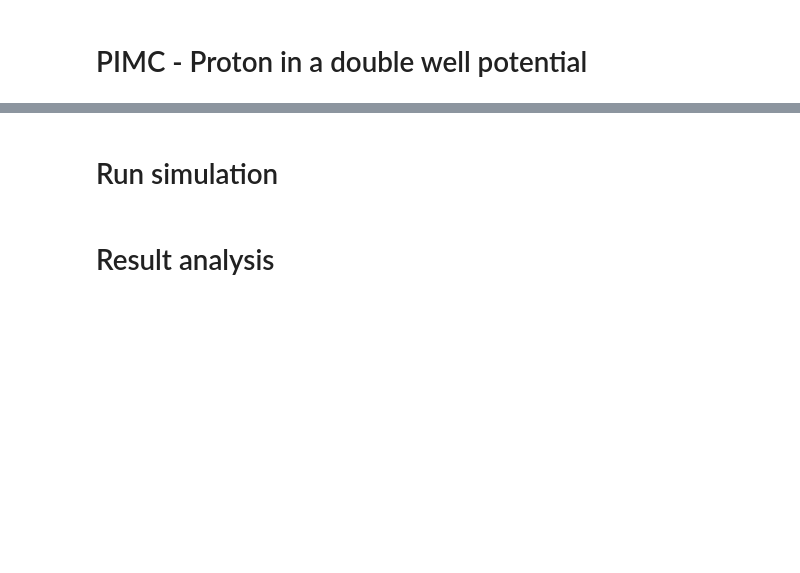
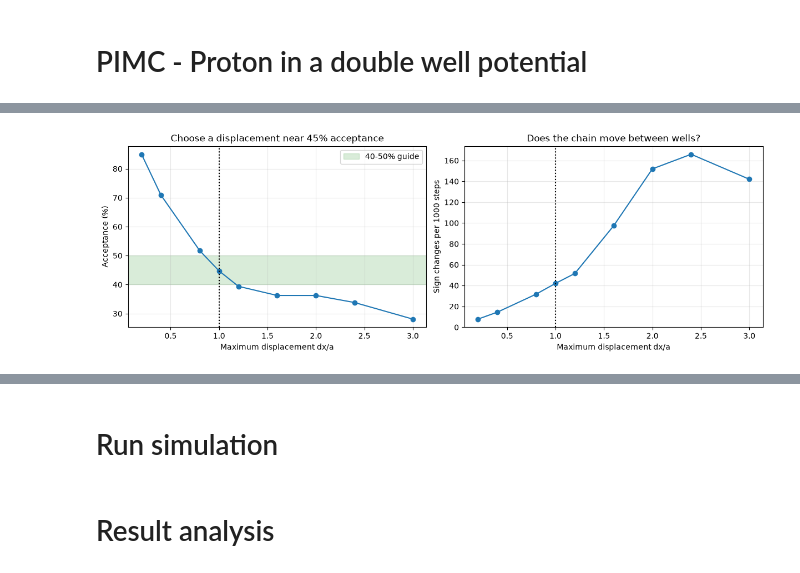
Before and after one commit to jJulZzZ/MSN---Projet-8, a Jupyter notebook: simu.ipynb, the cells around one changed output, grey strips where cells are left out. Drawn from its saved outputs; the diff is of its cells as text; code cells hidden in the pictures; blank space fills up the shorter version.

```diff
--- a/simu.ipynb
+++ b/simu.ipynb
@@ -164,0 +187,100 @@ def run_simulation(N_sweep: int = 1000, P: int = 50, C: float = 0.3, a_corr: flo
+# %%
+# Question 3: a practical choice of dx and N for P = 1
+# Run the cell defining run_simulation first. Adjust these settings if needed.
+import matplotlib.pyplot as plt
+
+dx_over_a = np.array([0.2, 0.4, 0.8, 1.0, 1.2, 1.6, 2.0, 2.4, 3.0])
+N_pilot = 20_000
+N_max = 100_000
+burn_in = 5_000
+seeds = [10, 20, 30]
+
+# 1. Compare displacement sizes. For P=1, dx/a = 0.4*sqrt(50)*a_corr.
+acceptance = []
+crossings = []
+for ratio in dx_over_a:
+    np.random.seed(123)
+    _, accepted, x, _, p, *_ = run_simulation(
+        N_pilot, P=1, C=0.3, a_corr=ratio / (0.4 * np.sqrt(50))
+    )
+    x = x[burn_in:] / p.a
+    acceptance.append(np.mean(accepted[burn_in:]))
+    # A rough mixing check: sign changes can include quick recrossings.
+    crossings.append(1000 * np.mean(np.sign(x[1:]) != np.sign(x[:-1])))
+
+acceptance = np.array(acceptance)
+best = np.argmin(np.abs(acceptance - 0.45))
+chosen_dx = dx_over_a[best]
+chosen_corr = chosen_dx / (0.4 * np.sqrt(50))
+
+fig, axes = plt.subplots(1, 2, figsize=(12, 4), constrained_layout=True)
+axes[0].plot(dx_over_a, 100 * acceptance, 'o-')
+axes[0].axhspan(40, 50, alpha=0.15, color='green', label='40-50% guide')
+axes[0].set(xlabel='Maximum displacement dx/a', ylabel='Acceptance (%)',
+            title='Choose a displacement near 45% acceptance')
+axes[0].legend()
+axes[1].plot(dx_over_a, crossings, 'o-')
+axes[1].set(xlabel='Maximum displacement dx/a', ylabel='Sign changes per 1000 steps',
+            title='Does the chain move between wells?')
+for ax in axes:
+    ax.axvline(chosen_dx, color='black', ls=':', label='Chosen dx')
+    ax.grid(alpha=0.3)
+plt.show()
+print(f'Practical starting choice: dx = {chosen_dx:.2f} a '
+      f'(a_corr = {chosen_corr:.3f}, acceptance = {100 * acceptance[best]:.1f}%).')
+
+# 2. Keep dx fixed and check convergence with three independent random seeds.
+# Exact classical reference at P=1: density proportional to exp(-V / kT).
+y_grid = np.linspace(-2.5, 2.5, 2001)
+potential = (y_grid**2 - 1)**2
+density = np.exp(-potential / 0.4)
+density /= np.trapezoid(density, y_grid)
+V_reference = np.trapezoid(potential * density, y_grid)
+
+fig, axes = plt.subplots(2, 2, figsize=(13, 8), constrained_layout=True)
+for seed in seeds:
+    np.random.seed(seed)
+    _, _, x, energy, p, *_ = run_simulation(N_max, P=1, C=0.3, a_corr=chosen_corr)
+    x_prod = x[burn_in:] / p.a
+    V_prod = energy[burn_in:] / p.V0
+    count = np.arange(1, len(x_prod) + 1)
+    # Plot prefixes of one long run, rather than restarting for every N.
+    indices = np.unique(np.geomspace(100, len(count), 150).astype(int)) - 1
+    steps = burn_in + count[indices]
+    axes[0, 0].plot(steps, (np.cumsum(x_prod) / count)[indices], label=f'Seed {seed}')
+    axes[0, 1].plot(steps, (np.cumsum(V_prod) / count)[indices], label=f'Seed {seed}')
+    print(f'Seed {seed}: <x>/a = {np.mean(x_prod):+.4f}, '
+          f'<V>/V0 = {np.mean(V_prod):.4f}, '
+          f'fraction in right well = {np.mean(x_prod > 0):.3f}')
+
+# The shaded regions are example accuracy goals, not confidence intervals.
+axes[0, 0].axhspan(-0.05, 0.05, color='green', alpha=0.15)
+axes[0, 0].axhline(0, color='black', ls='--')
+axes[0, 0].set(ylabel='Running mean position / a', title='Do all three means settle near zero?')
+axes[0, 1].axhspan(0.95 * V_reference, 1.05 * V_reference, color='green', alpha=0.15)
+axes[0, 1].axhline(V_reference, color='black', ls='--', label=f'Reference: {V_reference:.4f}')
+axes[0, 1].set(ylabel='Running mean potential energy / V0', title='Do all three energy means settle?')
+for ax in axes[0]:
+    ax.set(xlabel='Total attempted steps N (including discarded burn-in)', xscale='log')
+    ax.legend()
+
+# Show the last seed's trajectory and distribution after burn-in.
+trace_length = min(2000, len(x_prod))
+axes[1, 0].plot(burn_in + count[:trace_length], x_prod[:trace_length], lw=0.6)
+axes[1, 0].axhline(0, color='black', ls='--')
+axes[1, 0].set(xlabel='Total attempted steps N', ylabel='Position / a',
+               title=f'Seed {seeds[-1]}: first 2000 steps after burn-in')
+axes[1, 1].hist(x_prod, bins=60, density=True, alpha=0.6, label='Simulation')
+axes[1, 1].plot(y_grid, density, 'k--', label='Classical reference')
+axes[1, 1].set(xlabel='Position / a', ylabel='Probability density',
+               title=f'Seed {seeds[-1]}: does the histogram match?')
+axes[1, 1].legend()
+for ax in axes.flat:
+    ax.grid(alpha=0.3)
+plt.show()
+print('Choose N where ALL three running means enter the green bands and remain stable afterwards.')
+print('Also check repeated well visits and agreement with the reference histogram.')
+print('Green bands: position within 0.05 a of zero; energy within 5% of reference.')
+print('These are visual checks for a practical choice, not a proof of convergence.')
+# %% [output]
+[figure, added]
```
Also changed, not shown: parts of 17 cells of this notebook, 2 other files.
